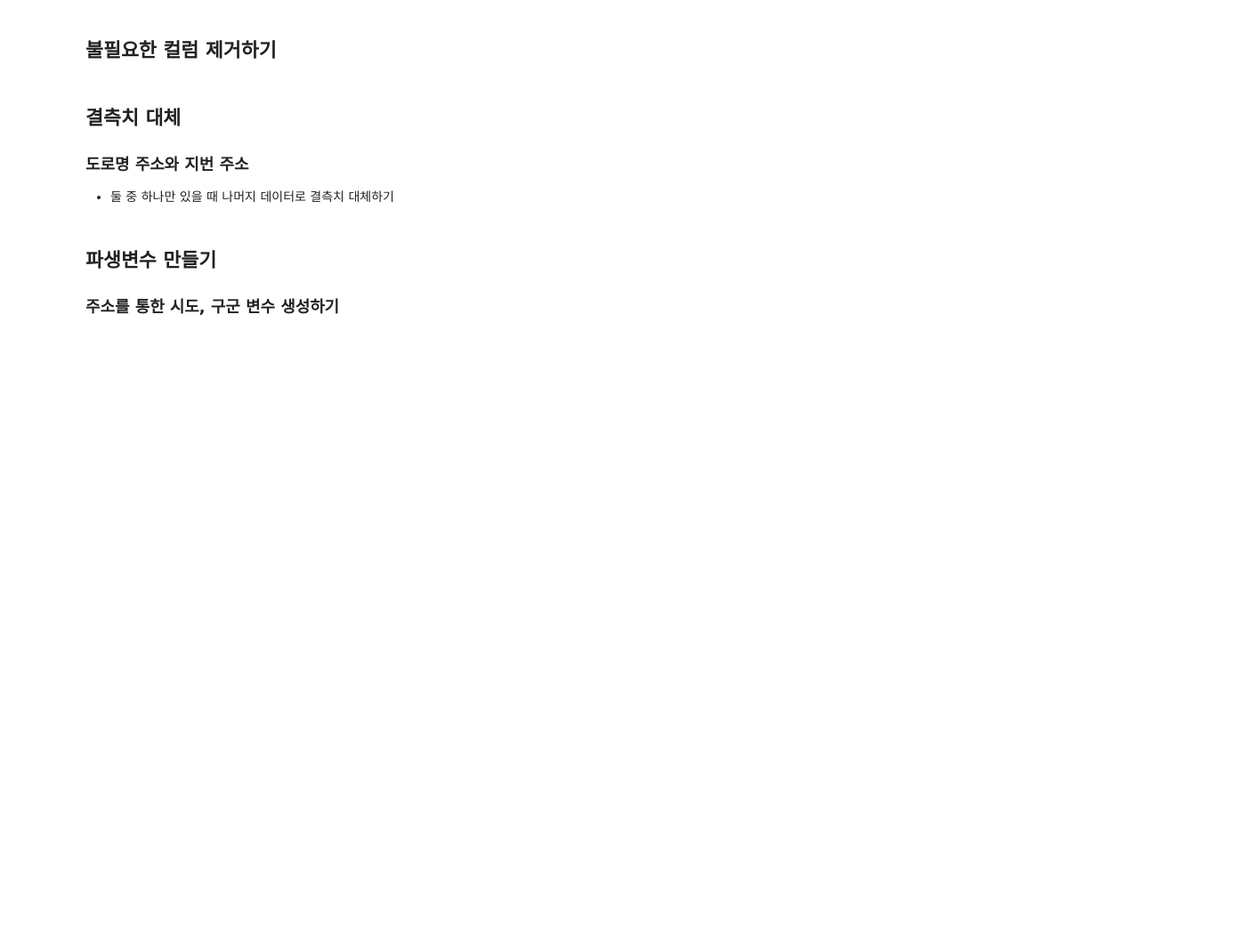
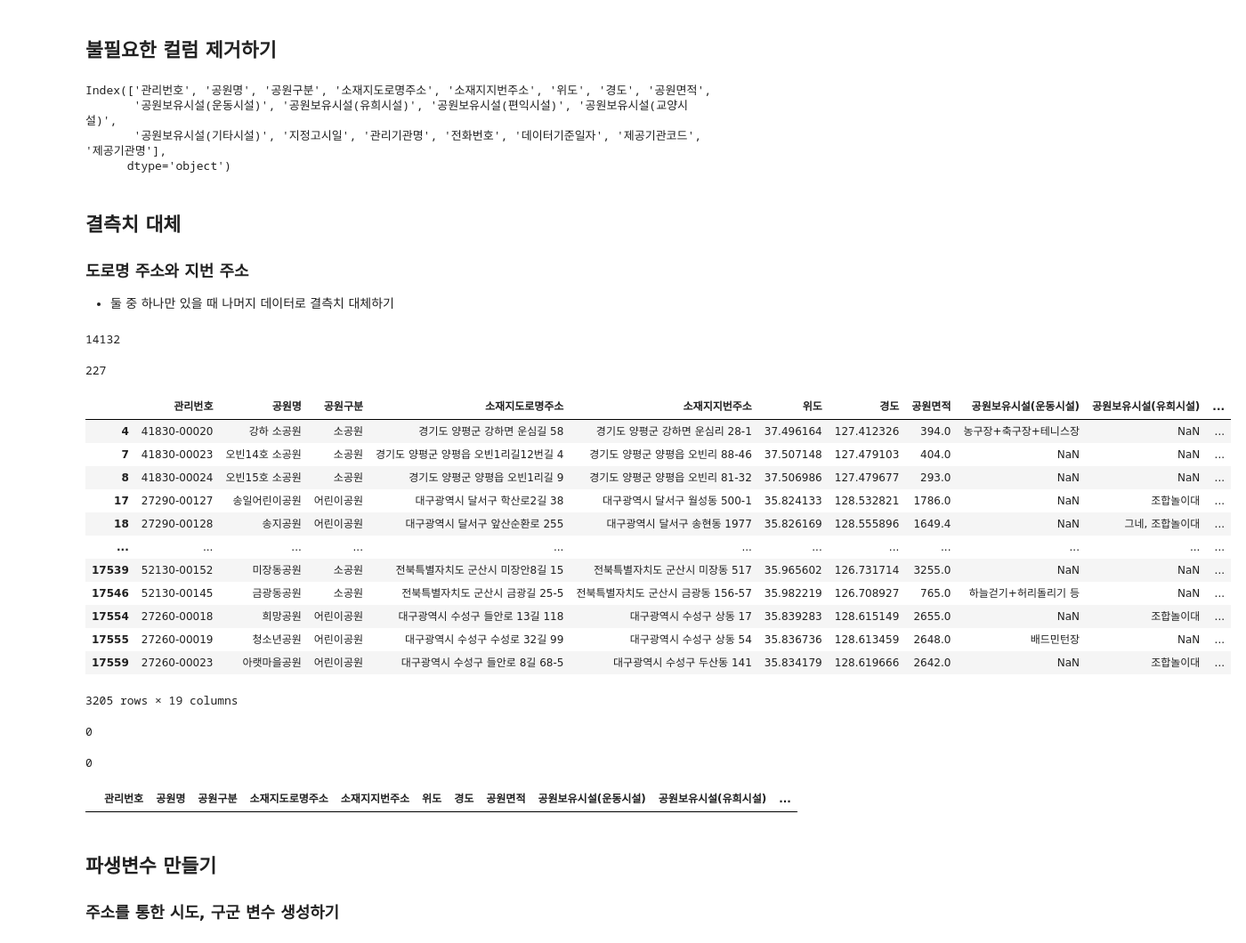
Before and after one commit to online5880/Public-Data-Analysis-in-Python, a Jupyter notebook: park/05_park_input.ipynb, the cells around one changed output. Shown at 89% size. Cells and saved outputs as stored; diff of their text form; code cells hidden in the pictures; blank space fills up the shorter version.

```diff
--- a/park/05_park_input.ipynb
+++ b/park/05_park_input.ipynb
@@ -237,6 +237,12 @@ sns.heatmap(null,cmap='Greys_r')
 ## 불필요한 컬럼 제거하기
 # %%
 # 전체 컬럼명을 출력해 봅니다.
+df.columns
+# %% [output]
+Index(['관리번호', '공원명', '공원구분', '소재지도로명주소', '소재지지번주소', '위도', '경도', '공원면적',
+       '공원보유시설(운동시설)', '공원보유시설(유희시설)', '공원보유시설(편익시설)', '공원보유시설(교양시설)',
+       '공원보유시설(기타시설)', '지정고시일', '관리기관명', '전화번호', '데이터기준일자', '제공기관코드', '제공기관명'],
+      dtype='object')
 # %%
 # drop 으로 'Unnamed: 19' 를 제거하기
 # %% [markdown]
@@ -245,16 +251,48 @@ sns.heatmap(null,cmap='Greys_r')
 * 둘 중 하나만 있을 때 나머지 데이터로 결측치 대체하기
 # %%
 # 도로명 주소의 널값 수
+
+df['소재지도로명주소'].isnull().sum()
+# %% [output]
+14132
 # %%
 # 지번 주소의 널값 수
+df['소재지지번주소'].isnull().sum()
+# %% [output]
+227
 # %%
 # "소재지도로명주소"와 "소재지지번주소"가 모두 결측치가 아닌 데이터를 찾습니다.
+df[df['소재지도로명주소'].notnull() & df['소재지지번주소'].notnull()]
+# %% [output]
+|  | 관리번호 | 공원명 | 공원구분 | 소재지도로명주소 | 소재지지번주소 | 위도 | 경도 | 공원면적 | 공원보유시설(운동시설) | 공원보유시설(유희시설) | ... |
+| 4 | 41830-00020 | 강하 소공원 | 소공원 | 경기도 양평군 강하면 운심길 58 | 경기도 양평군 강하면 운심리 28-1 | 37.496164 | 127.412326 | 394.0 | 농구장+축구장+테니스장 | NaN | ... |
+| 7 | 41830-00023 | 오빈14호 소공원 | 소공원 | 경기도 양평군 양평읍 오빈1리길12번길 4 | 경기도 양평군 양평읍 오빈리 88-46 | 37.507148 | 127.479103 | 404.0 | NaN | NaN | ... |
+| 8 | 41830-00024 | 오빈15호 소공원 | 소공원 | 경기도 양평군 양평읍 오빈1리길 9 | 경기도 양평군 양평읍 오빈리 81-32 | 37.506986 | 127.479677 | 293.0 | NaN | NaN | ... |
+| 17 | 27290-00127 | 송일어린이공원 | 어린이공원 | 대구광역시 달서구 학산로2길 38 | 대구광역시 달서구 월성동 500-1 | 35.824133 | 128.532821 | 1786.0 | NaN | 조합놀이대 | ... |
+| 18 | 27290-00128 | 송지공원 | 어린이공원 | 대구광역시 달서구 앞산순환로 255 | 대구광역시 달서구 송현동 1977 | 35.826169 | 128.555896 | 1649.4 | NaN | 그네, 조합놀이대 | ... |
+| ... | ... | ... | ... | ... | ... | ... | ... | ... | ... | ... | ... |
+| 17539 | 52130-00152 | 미장동공원 | 소공원 | 전북특별자치도 군산시 미장안8길 15 | 전북특별자치도 군산시 미장동 517 | 35.965602 | 126.731714 | 3255.0 | NaN | NaN | ... |
+| 17546 | 52130-00145 | 금광동공원 | 소공원 | 전북특별자치도 군산시 금광길 25-5 | 전북특별자치도 군산시 금광동 156-57 | 35.982219 | 126.708927 | 765.0 | 하늘걷기+허리돌리기 등 | NaN | ... |
+| 17554 | 27260-00018 | 희망공원 | 어린이공원 | 대구광역시 수성구 들안로 13길 118 | 대구광역시 수성구 상동 17 | 35.839283 | 128.615149 | 2655.0 | NaN | 조합놀이대 | ... |
+| 17555 | 27260-00019 | 청소년공원 | 어린이공원 | 대구광역시 수성구 수성로 32길 99 | 대구광역시 수성구 상동 54 | 35.836736 | 128.613459 | 2648.0 | 배드민턴장 | NaN | ... |
+| 17559 | 27260-00023 | 아랫마을공원 | 어린이공원 | 대구광역시 수성구 들안로 8길 68-5 | 대구광역시 수성구 두산동 141 | 35.834179 | 128.619666 | 2642.0 | NaN | 조합놀이대 | ... |
+3205 rows × 19 columns
 # %%
 # "소재지도로명주소"의 결측치를 fillna 를 통해 "소재지지번주소"로 채웁니다.
+df['소재지도로명주소'] = df['소재지도로명주소'].fillna(df['소재지지번주소'])
+# %% [output]
+0
 # %%
 # "소재지도로명주소"의 결측치수를 세어봅니다.
+
+df['소재지도로명주소'].isnull().sum()
+# %% [output]
+0
 # %%
 # "소재지도로명주소"와 "소재지지번주소"가 모두 결측치인 데이터를 찾습니다.
+df[df['소재지도로명주소'].isnull() & df['소재지지번주소'].isnull()]
+# %% [output]
+|  | 관리번호 | 공원명 | 공원구분 | 소재지도로명주소 | 소재지지번주소 | 위도 | 경도 | 공원면적 | 공원보유시설(운동시설) | 공원보유시설(유희시설) | ... |
 # %% [markdown]
 ## 파생변수 만들기
 ### 주소를 통한 시도, 구군 변수 생성하기
```
